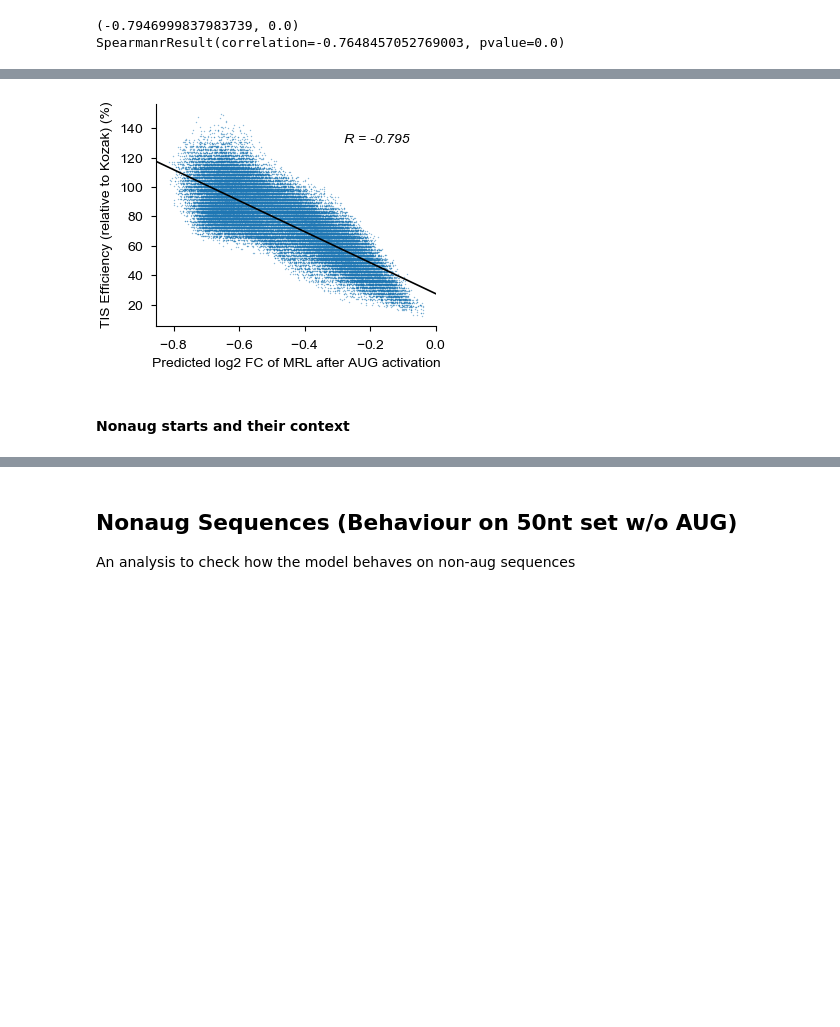
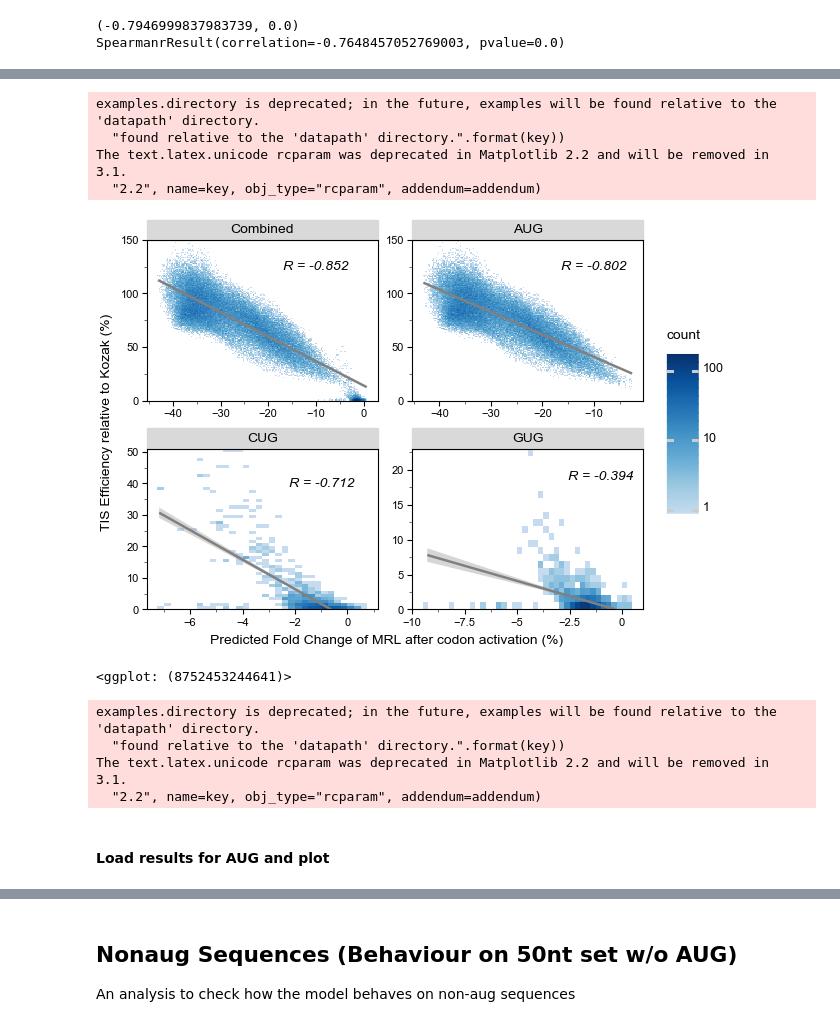
Before and after one commit to Karollus/5UTR, a Jupyter notebook: Modelling/Modelling.ipynb, the cells around one changed output, grey strips where cells are left out. Drawn from its saved outputs; the diff is of its cells as text; code cells hidden in the pictures; blank space fills up the shorter version.

```diff
--- a/Modelling/Modelling.ipynb
+++ b/Modelling/Modelling.ipynb
@@ -801,0 +679,6 @@ with open("../Data/tis_aug_diffs.pkl", 'wb') as handle:
+# %%
+metrics_nonaug = {}
+for key in nonaug_dict.keys():
+    metrics_nonaug[key] = (stats.pearsonr(nonaug_dict[key]["TIS_Efficiency"], nonaug_dict[key]["Predicted log2 Fold Change"]),
+                              stats.spearmanr(nonaug_dict[key]["TIS_Efficiency"], nonaug_dict[key]["Predicted log2 Fold Change"]))
+metrics_nonaug
@@ -802,3 +757,43 @@ with open("../Data/tis_aug_diffs.pkl", 'wb') as handle:
+# %%
+combined_all['codon_cat'] = pd.Categorical(combined_all['codon'], categories=codon_keys)
+r_dat['codon_cat'] = pd.Categorical(r_dat['codon'], categories=codon_keys)
+r_dat["x_pos"] = [-10, -10, -1, -1]
+r_dat["y_pos"] = [125, 125, 40, 19]
+
+# Plot
+p = (plotnine.ggplot(combined_all, plotnine.aes('PredFC', 'TIS_Efficiency'))
+ #+ plotnine.geom_point(alpha = 0.05, shape = ".", color = "darkblue")
+ + plotnine.geom_bin2d(binwidth = [0.25,1])
+ + plotnine.scale_y_continuous(limits = (0, float("NaN")), expand=(0,0))
+ + plotnine.scale_fill_continuous(ListedColormap(cm.get_cmap('Blues', 512)(np.linspace(0.25, 1, 384))), trans="log10")
+ #+ plotnine.labs(fill="")
+ + plotnine.xlab("Predicted Fold Change of MRL after codon activation (%)")
+ + plotnine.ylab("TIS Efficiency relative to Kozak (%)")
+ #+ plotnine.scale_x_continuous(trans='log10')
+ #+ plotnine.annotation_logticks(sides="b")
+ + plotnine.stat_smooth(method='lm', color="grey")
+ + plotnine.facet_wrap("codon_cat", scales="free")
+ + plotnine.geom_text(size = 10, data = r_dat, mapping = plotnine.aes(x = "x_pos", y = "y_pos", label = "r"), fontstyle = "italic")
+ + plotnine.theme_matplotlib()
+ + plotnine.theme(subplots_adjust={'wspace':0.15, "hspace":0.3}))
+ #+ plotnine.theme(legend_direction="horizontal", legend_position = (0.75, 0.80)))
+p
+# %% [output]
+examples.directory is deprecated; in the future, examples will be found relative to the 'datapath' directory.
+  "found relative to the 'datapath' directory.".format(key))
+The text.latex.unicode rcparam was deprecated in Matplotlib 2.2 and will be removed in 3.1.
+  "2.2", name=key, obj_type="rcparam", addendum=addendum)
+[figure, added]
+<ggplot: (8752453244641)>
+# %%
+p.save("../Graphics/" + "Fig5_combined" + ".svg")
+# %% [output]
+examples.directory is deprecated; in the future, examples will be found relative to the 'datapath' directory.
+  "found relative to the 'datapath' directory.".format(key))
+The text.latex.unicode rcparam was deprecated in Matplotlib 2.2 and will be removed in 3.1.
+  "2.2", name=key, obj_type="rcparam", addendum=addendum)
+# %% [markdown]
+#### Load results for AUG and plot
 # %%
 with open("../Data/tis_aug_diffs.pkl", 'rb') as handle:
     diffs = pickle.load(handle)
@@ -805,20 +801,0 @@ with open("../Data/tis_aug_diffs.pkl", 'rb') as handle:
-# %%
-font_size = 10
-fig_dims = (3.75, 3.0)
-
-x = sns.regplot(x='Predicted log2 Fold Change', y="TIS_Efficiency", data=noderer_df_aug, ci=None, line_kws={"color":"black"},
-                scatter_kws={"s": 1, "alpha":0.5, "rasterized":True})
-x.set_xlabel("Predicted log2 FC of MRL after AUG activation",fontsize=font_size)
-x.set_ylabel("TIS Efficiency (relative to Kozak) (%)",fontsize=font_size)
-x.text(x=-0.28, y=130, style="italic", s='R = ' +
-       str(round(stats.pearsonr(noderer_df_aug["TIS_Efficiency"], diffs.reshape(-1))[0], 3)), size=font_size)
-x.tick_params(labelsize=font_size)
-f = x.get_figure()
-f.set_size_inches(fig_dims)
-f.tight_layout()
-sns.despine(f)
-f.savefig("../Graphics/Tis_Aug_rasta.svg")
-# %% [output]
-[figure, removed]
-# %% [markdown]
-#### Nonaug starts and their context
```
Also changed, not shown: parts of 85 cells of this notebook, 3 other files.
